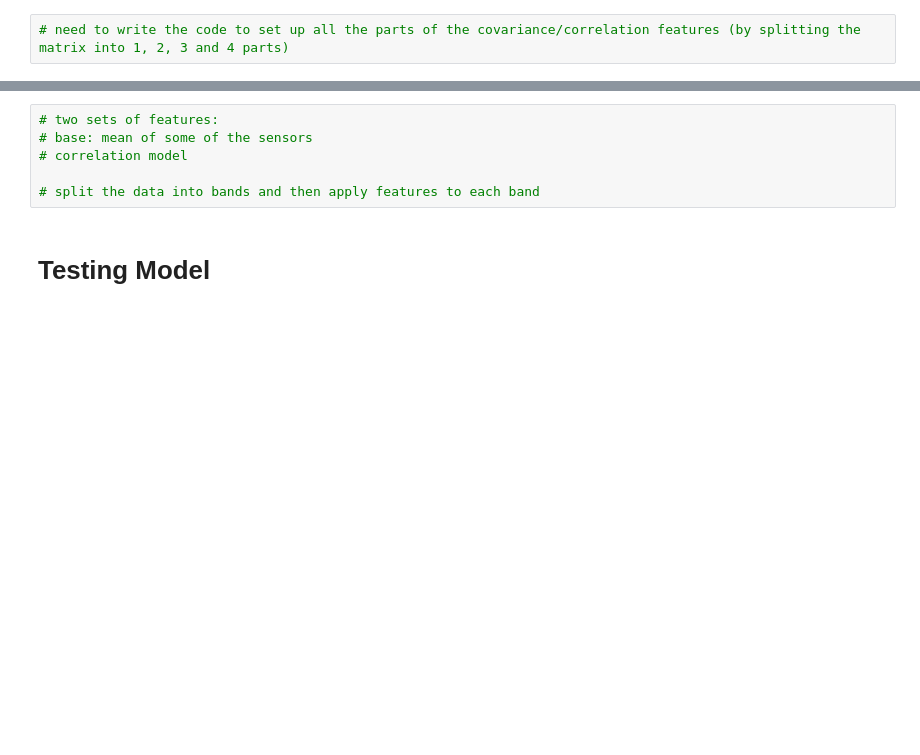
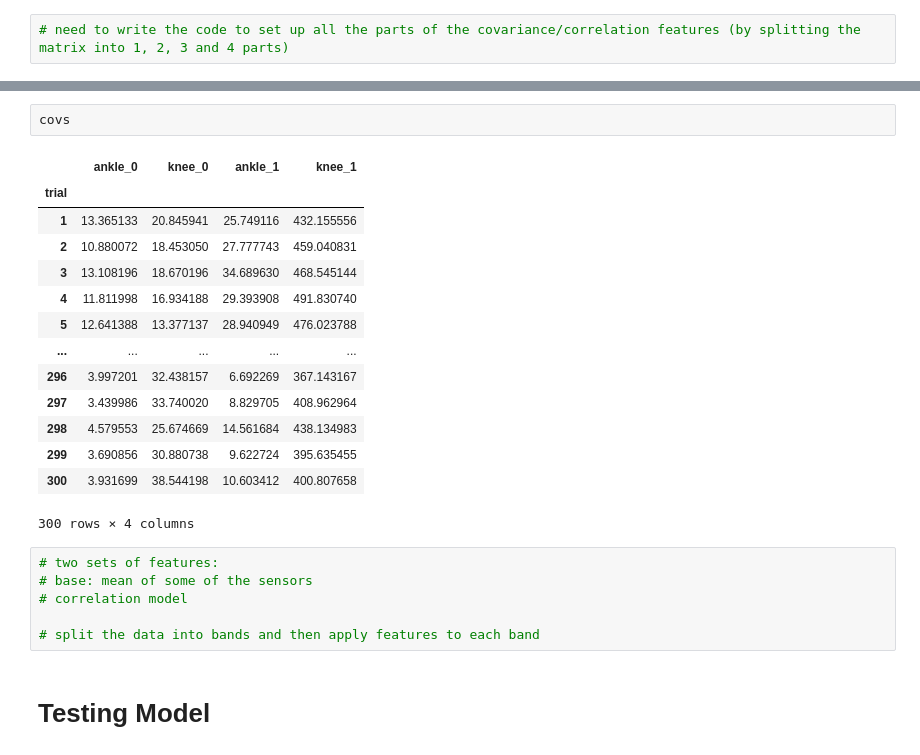
Before and after one commit to NicBamberger/ML_Coursework, a Jupyter notebook: ML_COURSEWORK/outputs.ipynb, the cells around one changed output, grey strips where cells are left out. Drawn from its saved outputs; the diff is of its cells as text; blank space fills up the shorter version.

```diff
--- a/ML_COURSEWORK/outputs.ipynb
+++ b/ML_COURSEWORK/outputs.ipynb
@@ -95,3 +96,20 @@ time_splits[1] # need to apply features to each element of time_splits
+# %%
+covs
+# %% [output]
+|  | ankle_0 | knee_0 | ankle_1 | knee_1 |
+| trial |  |  |  |  |
+| 1 | 13.365133 | 20.845941 | 25.749116 | 432.155556 |
+| 2 | 10.880072 | 18.453050 | 27.777743 | 459.040831 |
+| 3 | 13.108196 | 18.670196 | 34.689630 | 468.545144 |
+| 4 | 11.811998 | 16.934188 | 29.393908 | 491.830740 |
+| 5 | 12.641388 | 13.377137 | 28.940949 | 476.023788 |
+| ... | ... | ... | ... | ... |
+| 296 | 3.997201 | 32.438157 | 6.692269 | 367.143167 |
+| 297 | 3.439986 | 33.740020 | 8.829705 | 408.962964 |
+| 298 | 4.579553 | 25.674669 | 14.561684 | 438.134983 |
+| 299 | 3.690856 | 30.880738 | 9.622724 | 395.635455 |
+| 300 | 3.931699 | 38.544198 | 10.603412 | 400.807658 |
+300 rows × 4 columns
 # %%
 # two sets of features:
 # base: mean of some of the sensors
```
Also changed, not shown: parts of 8 cells of this notebook.
